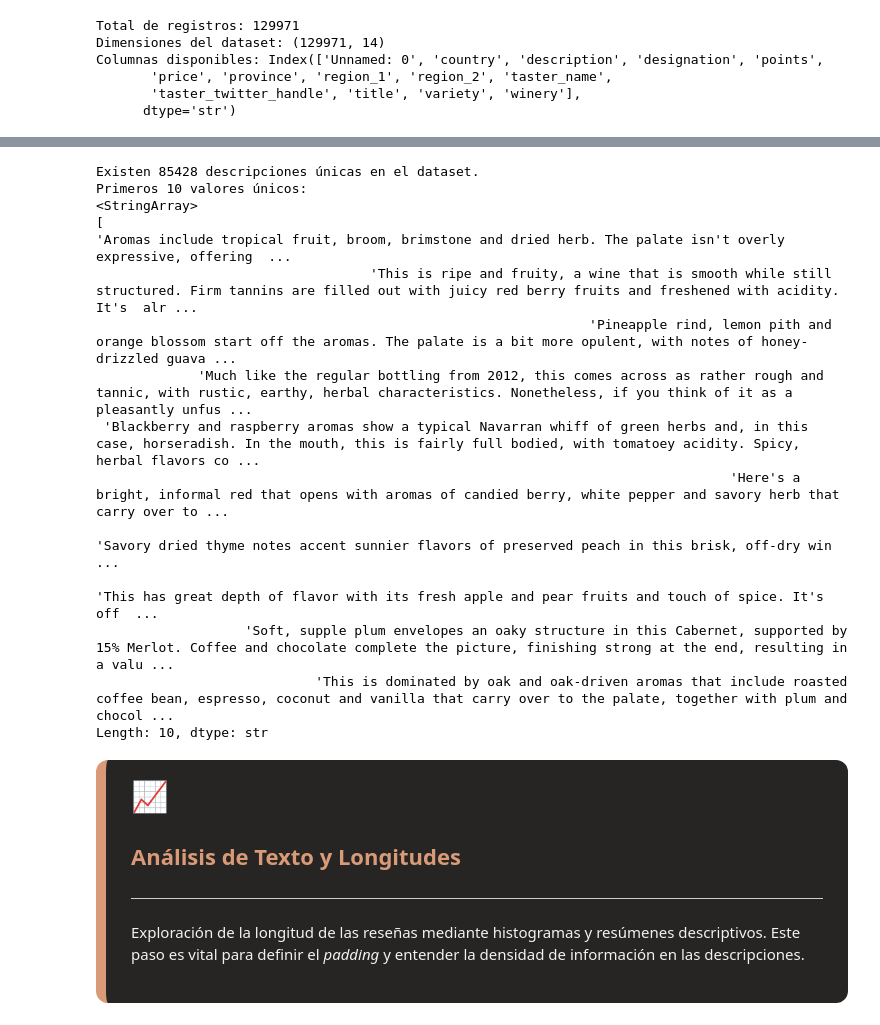
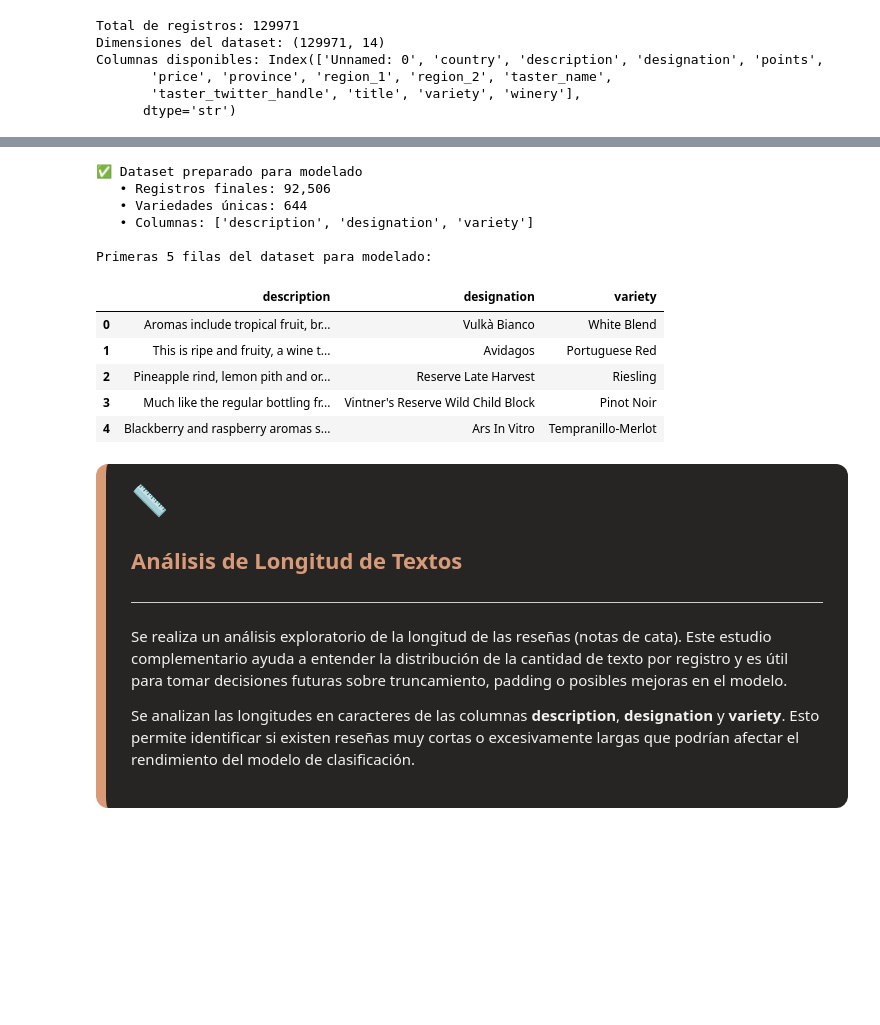
Before and after one commit to Azwraithz/Coderhouse-DataScience-C77805, a Jupyter notebook: AnalisisVinos.ipynb, the cells around one changed output, grey strips where cells are left out. Drawn from its saved outputs; the diff is of its cells as text; code cells hidden in the pictures; blank space fills up the shorter version.

```diff
--- a/AnalisisVinos.ipynb
+++ b/AnalisisVinos.ipynb
@@ -181,6 +350,3 @@ memory usage: 13.9 MB
     </p>
 </div>
-# %%
-# Renombrar la primera columna a 'id' para mayor claridad
-df.rename(columns={df.columns[0]: 'id'}, inplace=True)
 # %%
@@ -218,9 +383,0 @@ Porcentaje de Duplicados: 0.00%
-# %%
-# Limpieza preventiva de valores nulos en columnas clave para el análisis de texto
-df.dropna(subset=['description', 'designation'], inplace=True)
-
-# Detección de valores nulos después de la limpieza
-null_count = df.isnull().sum()
-
-print(f"--- Reporte de Integridad ---")
-print(f"Valores Nulos:\n{null_count}\n")
@@ -326,24 +452,0 @@ Length: 10, dtype: str
-# %%
-# Obtención de un array con todos los valores únicos
-valores_unicos_2 = df_nlp['description'].unique()
-# Conteo de valores únicos existentes en la columna 'description'
-total_unicos_2 = df_nlp['description'].nunique()
-
-print(f"Existen {total_unicos_2} descripciones únicas en el dataset.")
-print("Primeros 10 valores únicos:")
-print(valores_unicos_2[:10])
-# %% [output]
-Existen 85428 descripciones únicas en el dataset.
-Primeros 10 valores únicos:
-<StringArray>
-[                                                                                         'Aromas include tropical fruit, broom, brimstone and dried herb. The palate isn't overly expressive, offering  ...
-                                   'This is ripe and fruity, a wine that is smooth while still structured. Firm tannins are filled out with juicy red berry fruits and freshened with acidity. It's  alr ...
-                                                               'Pineapple rind, lemon pith and orange blossom start off the aromas. The palate is a bit more opulent, with notes of honey-drizzled guava ...
-             'Much like the regular bottling from 2012, this comes across as rather rough and tannic, with rustic, earthy, herbal characteristics. Nonetheless, if you think of it as a pleasantly unfus ...
- 'Blackberry and raspberry aromas show a typical Navarran whiff of green herbs and, in this case, horseradish. In the mouth, this is fairly full bodied, with tomatoey acidity. Spicy, herbal flavors co ...
-                                                                                 'Here's a bright, informal red that opens with aromas of candied berry, white pepper and savory herb that carry over to ...
-                                                                                                          'Savory dried thyme notes accent sunnier flavors of preserved peach in this brisk, off-dry win ...
-                                                                                                      'This has great depth of flavor with its fresh apple and pear fruits and touch of spice. It's off  ...
-                   'Soft, supple plum envelopes an oaky structure in this Cabernet, supported by 15% Merlot. Coffee and chocolate complete the picture, finishing strong at the end, resulting in a valu ...
-                            'This is dominated by oak and oak-driven aromas that include roasted coffee bean, espresso, coconut and vanilla that carry over to the palate, together with plum and chocol ...
-Length: 10, dtype: str
@@ -350,12 +456,47 @@ Length: 10, dtype: str
+# %%
+# Reinicio del índice para mayor claridad
+df_nlp.reset_index(drop=True, inplace=True)
+
+print("✅ Dataset preparado para modelado")
+print(f"   • Registros finales: {len(df_nlp):,}")
+print(f"   • Variedades únicas: {df_nlp['variety'].nunique()}")
+print(f"   • Columnas: {list(df_nlp.columns)}")
+
+# Vista rápida de las primeras filas
+print("\nPrimeras 5 filas del dataset para modelado:")
+display(df_nlp.head())
+# %% [output]
+✅ Dataset preparado para modelado
+   • Registros finales: 92,506
+   • Variedades únicas: 644
+   • Columnas: ['description', 'designation', 'variety']
+
+Primeras 5 filas del dataset para modelado:
+|  | description | designation | variety |
+| 0 | Aromas include tropical fruit, br... | Vulkà Bianco | White Blend |
+| 1 | This is ripe and fruity, a wine t... | Avidagos | Portuguese Red |
+| 2 | Pineapple rind, lemon pith and or... | Reserve Late Harvest | Riesling |
+| 3 | Much like the regular bottling fr... | Vintner's Reserve Wild Child Block | Pinot Noir |
+| 4 | Blackberry and raspberry aromas s... | Ars In Vitro | Tempranillo-Merlot |
 # %% [markdown]
 <div style="background-color: #262524; padding: 25px; border-radius: 12px; border-left: 10px solid #D99B77; font-family: sans-serif; max-width: 100%; box-sizing: border-box;">
     <div style="display: flex; align-items: center; margin-bottom: 10px;">
-        <span style="font-size: 30px; margin-right: 15px;">📈</span>
-        <h1 style="color: #D99B77; margin: 0; font-size: 22px; text-transform: uppercase; letter-spacing: 2px;">Análisis de Texto y Longitudes</h1>
+        <span style="font-size: 30px; margin-right: 15px;">📏</span>
+        <h1 style="color: #D99B77; margin: 0; font-size: 22px; text-transform: uppercase; letter-spacing: 2px;">
+            Análisis de Longitud de Textos
+        </h1>
     </div>
     <hr style="border: 0; border-top: 1px solid #8C533E; margin-bottom: 15px;">
-    <p style="color: #f2f2f2; font-size: 15px; margin: 0;">
-        Exploración de la longitud de las reseñas mediante histogramas y resúmenes descriptivos. Este paso es vital para definir el <i>padding</i> y entender la densidad de información en las descripciones.
+    <p style="color: #f2f2f2; font-size: 15px; line-height: 1.7; margin: 0;">
+        Se realiza un análisis exploratorio de la longitud de las reseñas (notas de cata).
+        Este estudio complementario ayuda a entender la distribución de la cantidad de texto por registro
+        y es útil para tomar decisiones futuras sobre truncamiento, padding o posibles mejoras en el modelo.
+    </p>
+    <p style="color: #f2f2f2; font-size: 15px; margin-top: 12px;">
+        Se analizan las longitudes en caracteres de las columnas <strong>description</strong>,
+        <strong>designation</strong> y <strong>variety</strong>.
+        Esto permite identificar si existen reseñas muy cortas o excesivamente largas que podrían
+        afectar el rendimiento del modelo de clasificación.
     </p>
 </div>
 # %%
```
Also changed, not shown: parts of 42 cells of this notebook, 2 other files.
